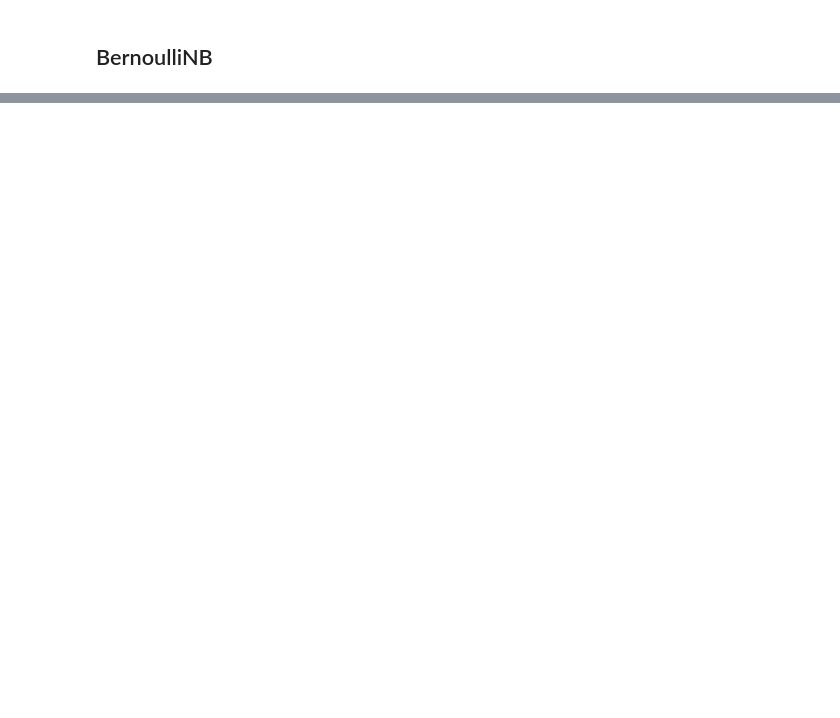
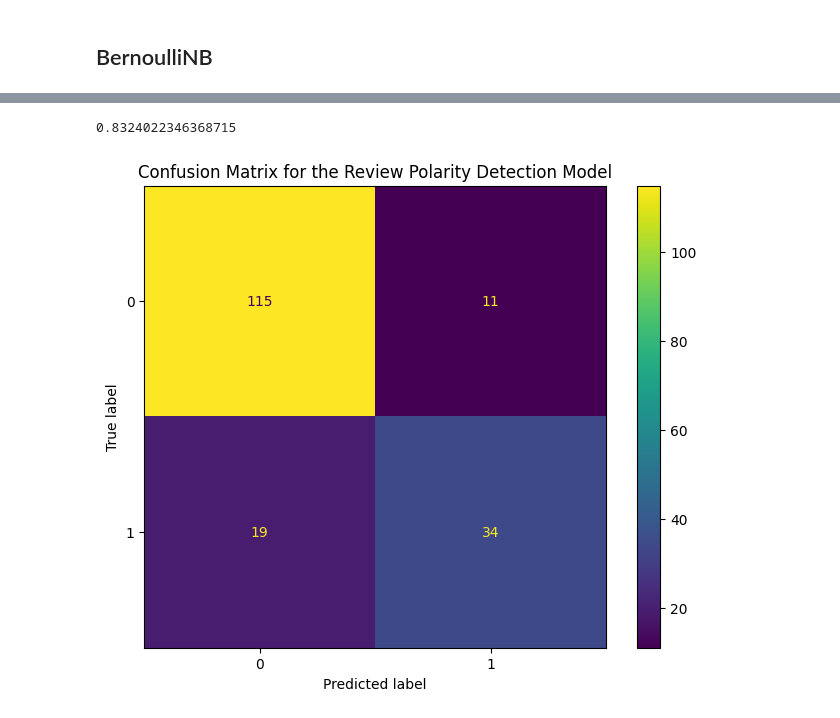
Before and after one commit to Dansah2/Dansah2_NaiveBayes_4Geeks, a Jupyter notebook: src/explore.ipynb, the cells around one changed output, grey strips where cells are left out. Drawn from its saved outputs; the diff is of its cells as text; code cells hidden in the pictures; blank space fills up the shorter version.

Commit message:
saved model

```diff
--- a/src/explore.ipynb
+++ b/src/explore.ipynb
@@ -319,0 +352,3 @@ GNB_model.fit()
+# %%
+halving_search = HalvingGridSearchCV(MNB_model, hyperparams, scoring='balanced_accuracy', cv=5)
+halving_search
@@ -319,0 +364,9 @@ GNB_model.fit()
+# %%
+run_halv_grid = True
+
+if run_halv_grid:
+    import warnings
+    warnings.filterwarnings("ignore")
+
+    halving_search.fit(X_train, y_train)
+    print(f"Best hyperparameters: {halving_search.best_params_}")
@@ -319,0 +375,4 @@ GNB_model.fit()
+# %%
+tuned_MNB_model = MultinomialNB(alpha=0.3, force_alpha=True, fit_prior=True, class_prior=weights)
+scores = cross_val_score(MNB_model, X_train, y_train, cv=5)
+scores
@@ -319,0 +383,4 @@ GNB_model.fit()
+# %%
+tuned_MNB_model.fit(X_train, y_train)
+y_pred = tuned_MNB_model.predict(X_test)
+y_pred
@@ -319,0 +397,12 @@ GNB_model.fit()
+# %%
+accuracy_score(y_test, y_pred)
+# %% [output]
+0.8324022346368715
+# %%
+conf_matrix = confusion_matrix(y_test, y_pred)
+fig, ax = plt.subplots(figsize=(8,6), dpi=100)
+display = ConfusionMatrixDisplay(conf_matrix, display_labels=tuned_MNB_model.classes_)
+ax.set(title='Confusion Matrix for the Review Polarity Detection Model')
+display.plot(ax=ax);
+# %% [output]
+[figure, added]
```
Also changed, not shown: parts of 14 cells of this notebook, 1 other file.
